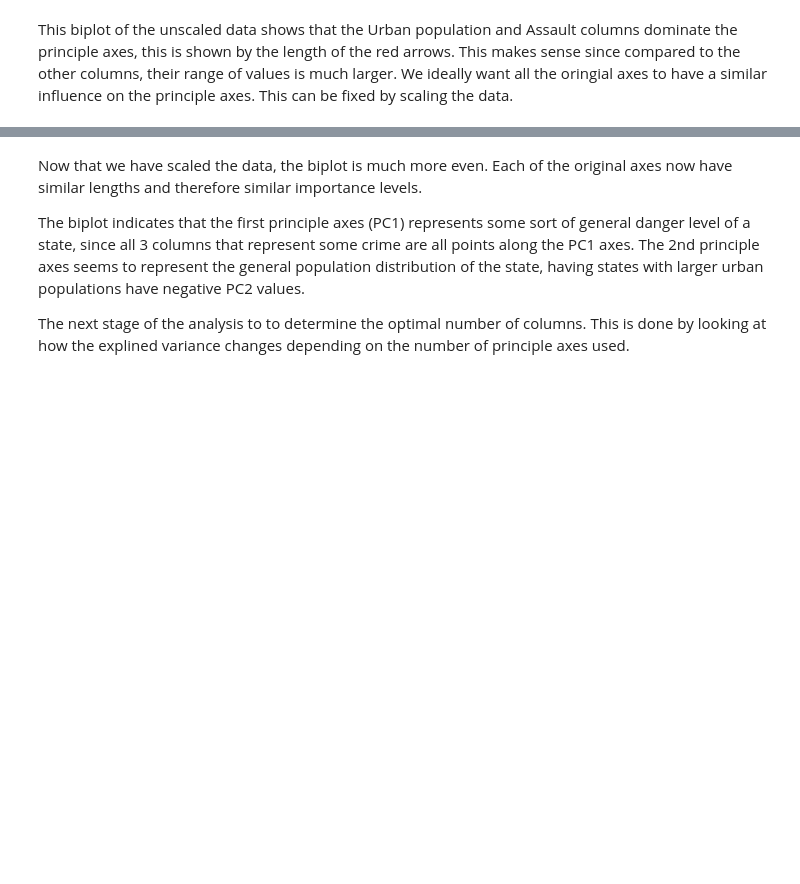
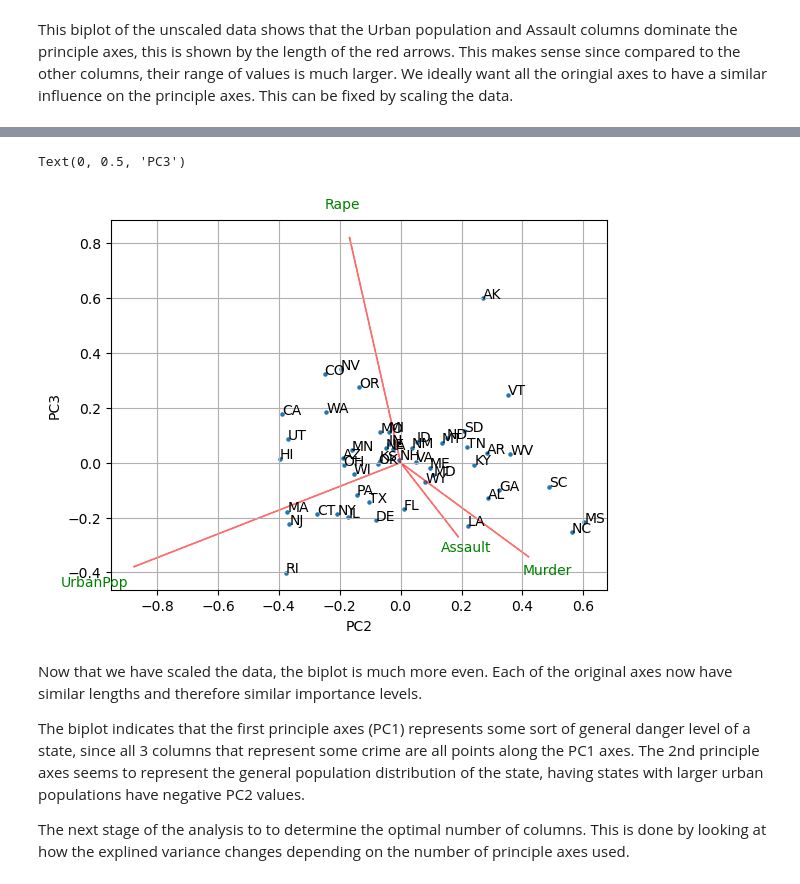
Before and after one commit to ConnerGrice/Hyperion-Capstone-Projects, a Jupyter notebook: 7-MLClustering/ClusteringArrests.ipynb, the cells around one changed output, grey strips where cells are left out. Saved outputs shown, nothing was run; the diff lists cells and outputs as text; code cells hidden in the pictures; blank space fills up the shorter version.

```diff
--- a/7-MLClustering/ClusteringArrests.ipynb
+++ b/7-MLClustering/ClusteringArrests.ipynb
@@ -280,3 +360,10 @@ biplot(pca_scaled_array[:,0:2],np.transpose(scaled_comps[0:2,:]),df_num_scaled.c
+# %%
+biplot(pca_scaled_array[:,[1,2]],np.transpose(scaled_comps[[1,2],:]),df_num_scaled.columns,df_num_scaled.index)
+plt.xlabel("PC2")
+plt.ylabel("PC3")
+# %% [output]
+Text(0, 0.5, 'PC3')
+[figure, added]
 # %% [markdown]
 Now that we have scaled the data, the biplot is much more even. Each of the original axes now have similar lengths and therefore similar importance levels.
 
```
Also changed, not shown: parts of 20 cells of this notebook.
